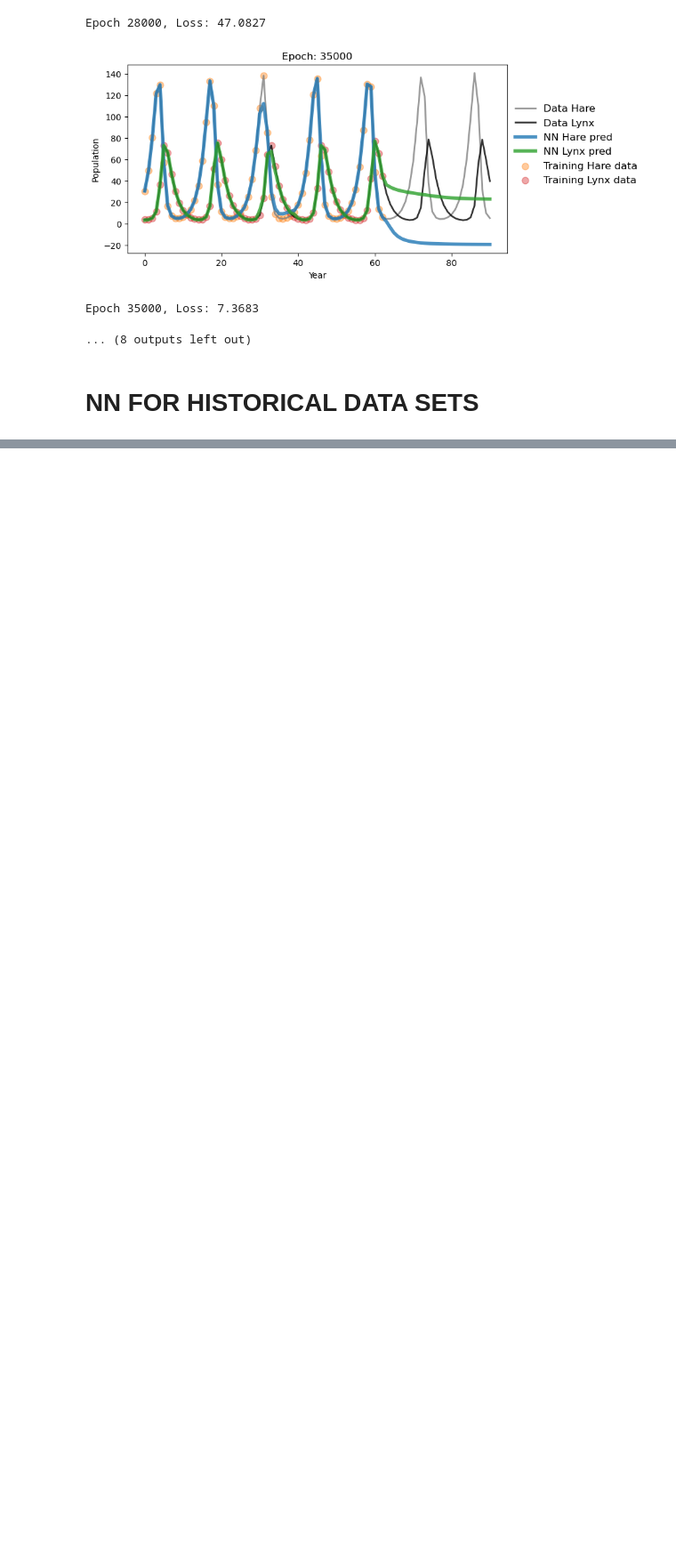
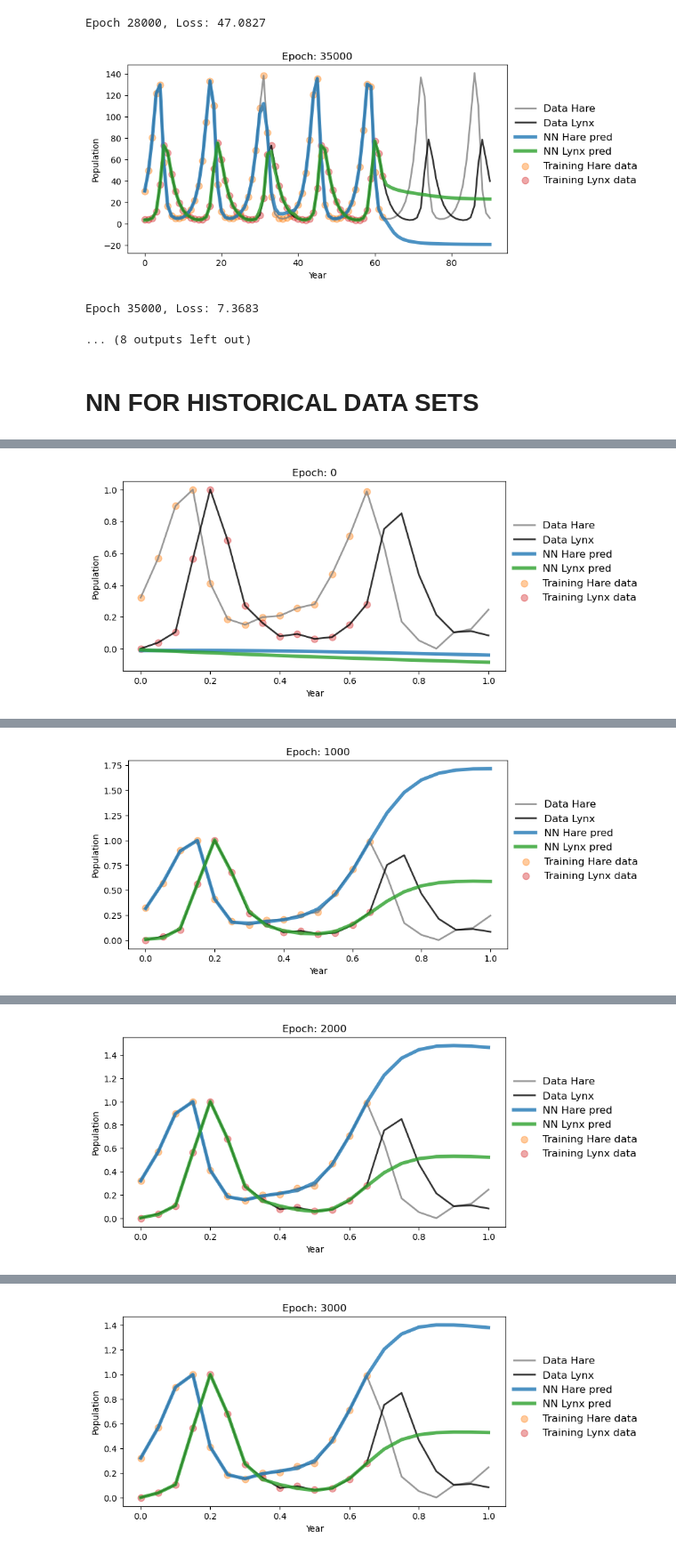
Before and after one commit to HannaKarwowska/Scientific-Machine-Learning-PSI-2026, a Jupyter notebook: Homework/My Homeworks 2/HW2_NN_PINN.ipynb, the cells around one changed output, grey strips where cells are left out. Shown at 89% size. Cells and saved outputs as stored; diff of their text form; code cells hidden in the pictures; blank space fills up the shorter version.

```diff
--- a/Homework/My Homeworks 2/HW2_NN_PINN.ipynb
+++ b/Homework/My Homeworks 2/HW2_NN_PINN.ipynb
@@ -214,0 +280,41 @@ Epoch 35000, Loss: 7.3683
+# %%
+#Importing the data
+t_real_2 = tc.tensor(data_set2["year"].values, dtype=tc.float32).view(-1, 1)
+x_real_2 = tc.tensor(data_set2["hare"].values, dtype=tc.float32).view(-1, 1)
+y_real_2= tc.tensor(data_set2["lynx"].values, dtype=tc.float32).view(-1, 1)
+
+#Normalization
+
+t_real_2 = (t_real_2 - t_real_2.min())/(t_real_2.max()- t_real_2.min())
+x_real_2 = (x_real_2 - x_real_2.min())/(x_real_2.max()- x_real_2.min())
+y_real_2 = (y_real_2 - y_real_2.min())/(y_real_2.max()- y_real_2.min())
+
+#Splitting the data
+tR2_tr, xR2_tr, yR2_tr, tR2_te, xR2_te, yR2_te = split(t_real_2, x_real_2, y_real_2)
+# %%
+#Training the model for data set 2
+
+model = PopNet(neurons=64,M=4,activation=nn.Tanh())
+criterion = nn.MSELoss()
+optimizer = tc.optim.Adam(model.parameters(), lr=1*1e-3)
+
+epochs = 10000
+
+for epoch in range(epochs):
+    model.train()
+
+    pred = model(tR2_tr)
+    loss = criterion(pred, tc.cat([xR2_tr, yR2_tr], dim=1))
+
+    optimizer.zero_grad()
+    loss.backward()
+    optimizer.step()
+
+    if epoch % 1000 == 0:
+        testing = model(t_real_2)
+        pred_x = testing[:,0]
+        pred_y = testing[:,1]
+        plot_result(t_real_2 ,x_real_2 ,y_real_2 ,pred_x.detach(),pred_y.detach(),tR2_tr, xR2_tr,yR2_tr, epoch)
+        print(f"Epoch {epoch}, Loss: {loss.item():.4f}")
+# %% [output]
+[figure, added]
@@ -214,0 +322 @@ Epoch 35000, Loss: 7.3683
+[figure, added]
@@ -214,0 +324 @@ Epoch 35000, Loss: 7.3683
+[figure, added]
@@ -214,0 +326 @@ Epoch 35000, Loss: 7.3683
+[figure, added]
```
Also changed, not shown: parts of 7 cells of this notebook.
